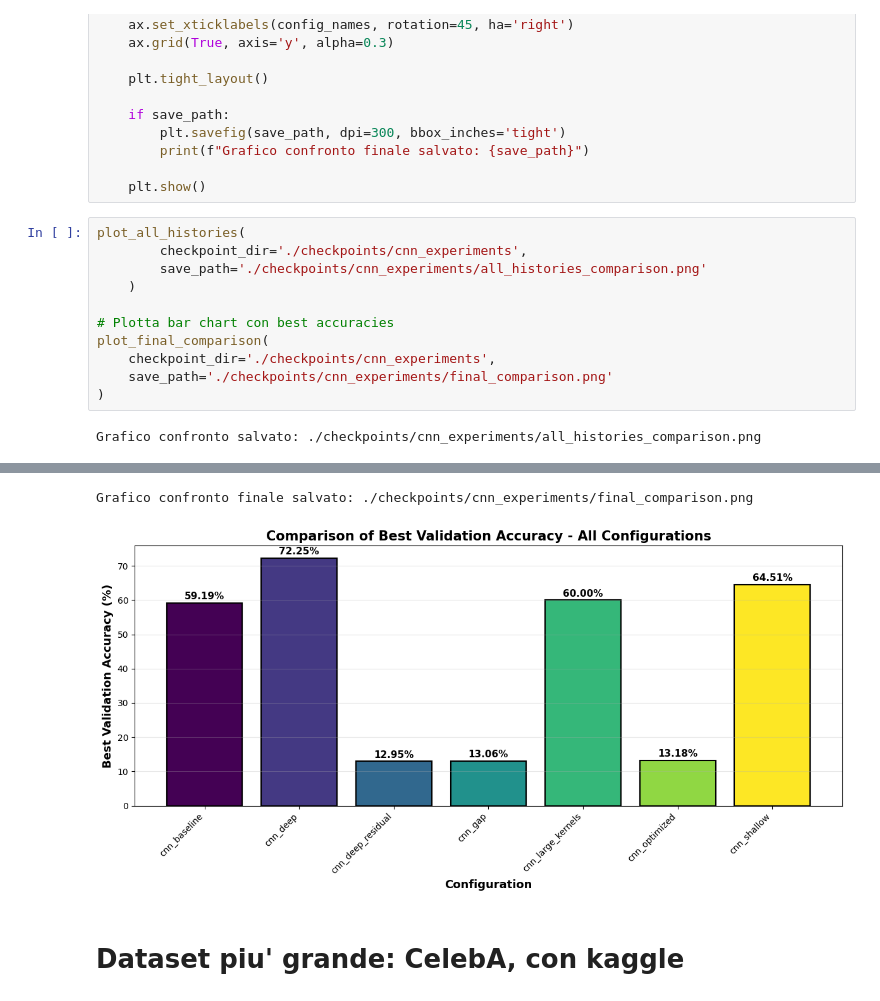
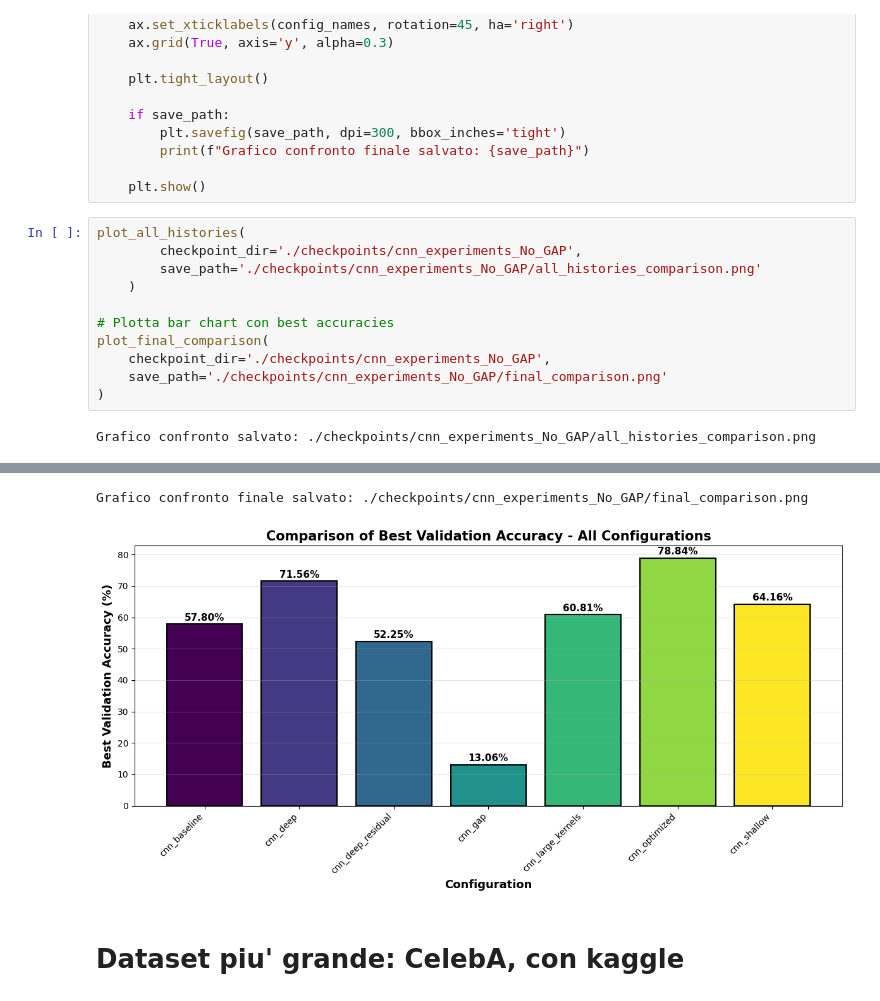
Before and after one commit to Moryuss/Progetto_DeepLearning_e_architetture_di_Reti_Neurali, a Jupyter notebook: Colabs/CNN_FaceRecognition.ipynb, the cells around one changed output, grey strips where cells are left out. Cells and saved outputs as stored; diff of their text form.

```diff
--- a/Colabs/CNN_FaceRecognition.ipynb
+++ b/Colabs/CNN_FaceRecognition.ipynb
@@ -1863,14 +1757,14 @@ def plot_final_comparison(checkpoint_dir='./checkpoints/cnn_experiments', save_p
     plt.show()
 # %%
 plot_all_histories(
-        checkpoint_dir='./checkpoints/cnn_experiments',
-        save_path='./checkpoints/cnn_experiments/all_histories_comparison.png'
+        checkpoint_dir='./checkpoints/cnn_experiments_No_GAP',
+        save_path='./checkpoints/cnn_experiments_No_GAP/all_histories_comparison.png'
     )
 
 # Plotta bar chart con best accuracies
 plot_final_comparison(
-    checkpoint_dir='./checkpoints/cnn_experiments',
-    save_path='./checkpoints/cnn_experiments/final_comparison.png'
+    checkpoint_dir='./checkpoints/cnn_experiments_No_GAP',
+    save_path='./checkpoints/cnn_experiments_No_GAP/final_comparison.png'
 )
 # %% [output]
-Grafico confronto salvato: ./checkpoints/cnn_experiments/all_histories_comparison.png
+Grafico confronto salvato: ./checkpoints/cnn_experiments_No_GAP/all_histories_comparison.png
@@ -1878,5 +1772,5 @@ Grafico confronto salvato: ./checkpoints/cnn_experiments/all_histories_compariso
-Grafico confronto finale salvato: ./checkpoints/cnn_experiments/final_comparison.png
+Grafico confronto finale salvato: ./checkpoints/cnn_experiments_No_GAP/final_comparison.png
-[figure, old version]
+[figure, new version]
 # %% [markdown]
 # Dataset piu' grande: CelebA, con kaggle
 # %%
```
Also changed, not shown: parts of 9 cells of this notebook.
